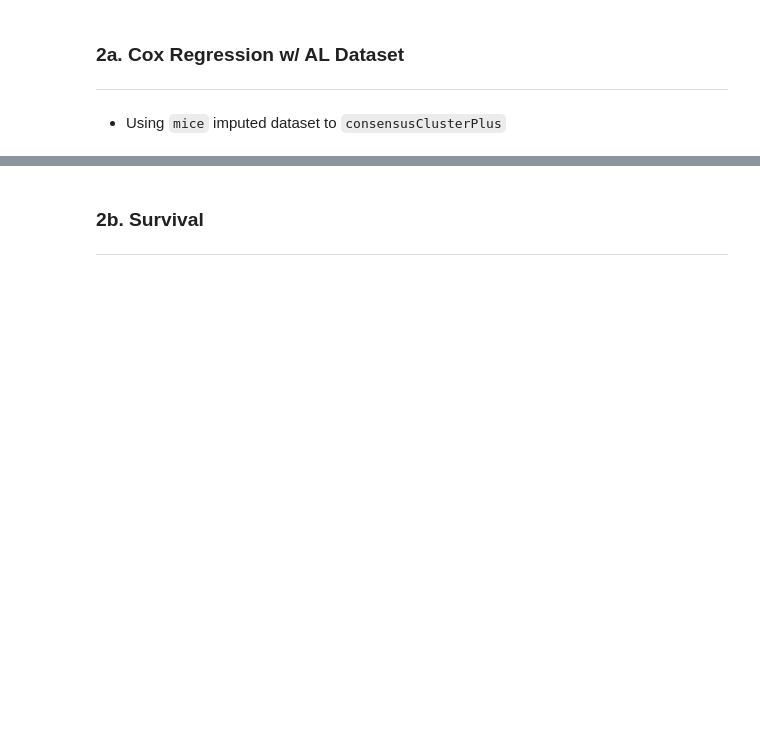
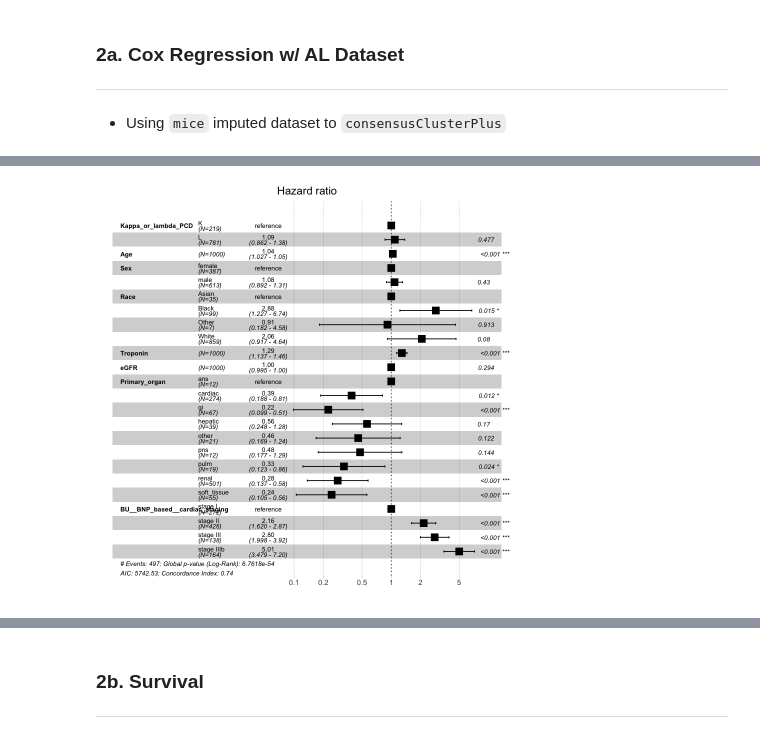
Before and after one commit to shankara-a/amyloidosis_bmc_2023, a Jupyter notebook: 04_survival.ipynb, the cells around one changed output, grey strips where cells are left out. Saved outputs shown, nothing was run; the diff lists cells and outputs as text; code cells hidden in the pictures; blank space fills up the shorter version.

```diff
--- a/04_survival.ipynb
+++ b/04_survival.ipynb
@@ -73,11 +80,10 @@ pdf
 ---
 
 * Using `mice` imputed dataset to `consensusClusterPlus`
-# %%
-data.df <- data.df[data.df$Amyloid_type=="AL",]
 # %%
 clust.df <- read.table("data/processed/AL_with_ccp_03.tsv", sep="\t", header=T, row.names='Code.ID')
 data.df$cluster <- clust.df[as.character(data.df$Code.ID),"cluster"]
 
 # assign cluster to var
 data.df$cluster <- as.factor(data.df$cluster)
+data.filt.df <- data.df[complete.cases(data.df[,"cluster"]),]
@@ -128,0 +105,9 @@ ggforest(cox_model)
+# %%
+# Surv Object
+time <- data.filt.df$time
+status <- data.filt.df$status
+surv.obj <- Surv(time,status)
+
+mod.1 <- coxph(Surv(time, status) ~ LC.Isotype + Age + Sex + Race + Troponin + eGFR + Primary_organ + BU.Cardiac.Stage, data = data.filt.df)
+mod.2 <- update(mod.1, . ~ . + cluster)
+mod.3 <- coxph(Surv(time, status) ~ LC.Isotype + Age + Sex + Race + Troponin + eGFR + Primary_organ + cluster, data = data.filt.df)
@@ -128,0 +177,22 @@ ggforest(cox_model)
+# %%
+#Bootstrapped value
+B <- 100
+n <- nrow(data.filt.df)
+
+# bootstrap with testing on samples not selected in current rep
+res.boot <- foreach(b=1:B, .combine="c") %dopar% {
+    cat("rep", b, "\n")
+
+    s <- sample(n, replace=TRUE)
+    ns <- (1:n)[!1:n %in% s]
+
+    mod.1 <- coxph(Surv(time, status) ~ Kappa_or_lambda_PCD + Age + Sex + Race + Troponin + eGFR + Primary_organ + BU__BNP_based__cardiac_staging,
+                   data = data.filt.df, subset=s)
+    mod.2 <- update(mod.1, . ~ . + cluster,
+                   data=data.filt.df, subset=s)
+
+    mod.1$concordance[[6]]
+}
+
+mean(res.boot)
+quantile(res.boot, prob=c(0.025, 0.975))
@@ -128,0 +236,3 @@ ggforest(cox_model)
+# %%
+ggforest(mod.1)
+# %% [output]
@@ -128,0 +241 @@ ggforest(cox_model)
+[figure, added]
```
Also changed, not shown: parts of 31 cells of this notebook, 4 other files.
